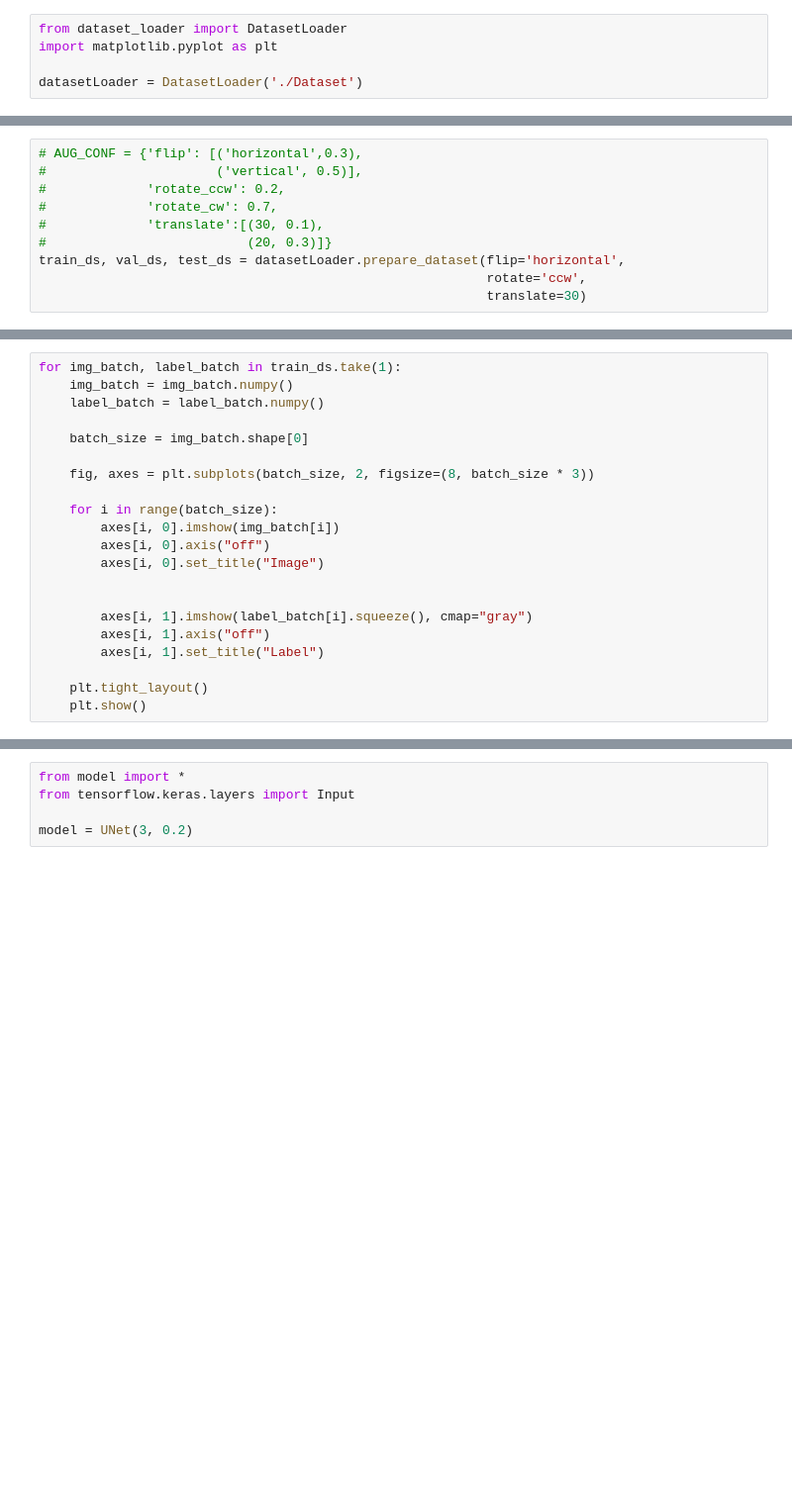
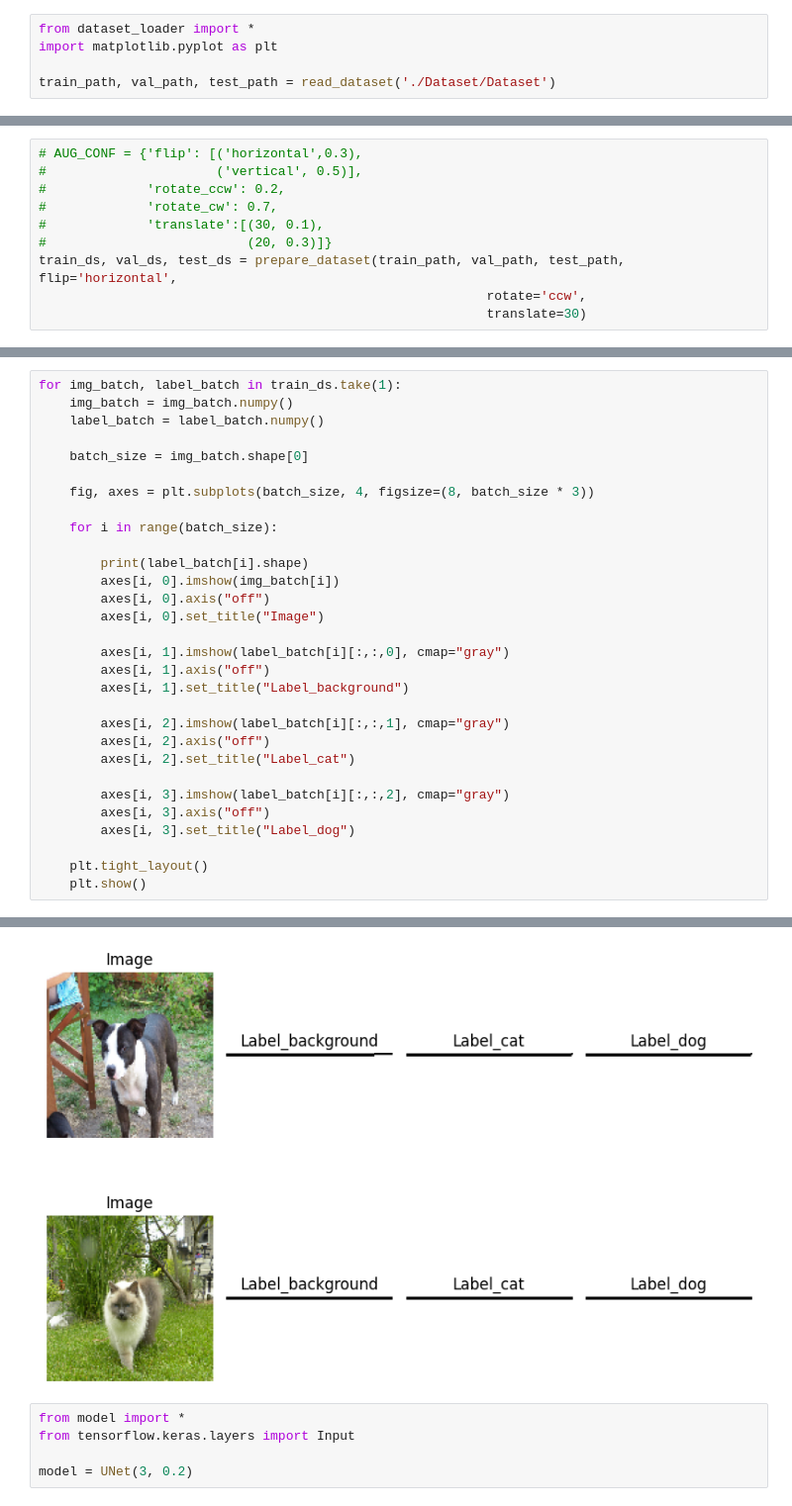
Before and after one commit to diazoangga/cv-assignment, a Jupyter notebook: data_processing.ipynb, the cells around one changed output, grey strips where cells are left out. Shown at 99% size. Saved outputs shown, nothing was run; the diff lists cells and outputs as text; blank space fills up the shorter version.

```diff
--- a/data_processing.ipynb
+++ b/data_processing.ipynb
@@ -7,5 +16,5 @@ tf.config.list_physical_devices('GPU')
 # %%
-from dataset_loader import DatasetLoader
+from dataset_loader import *
 import matplotlib.pyplot as plt
 
-datasetLoader = DatasetLoader('./Dataset')
+train_path, val_path, test_path = read_dataset('./Dataset/Dataset')
@@ -16,7 +34,7 @@ datasetLoader = DatasetLoader('./Dataset')
 #             'rotate_cw': 0.7,
 #             'translate':[(30, 0.1),
 #                          (20, 0.3)]}
-train_ds, val_ds, test_ds = datasetLoader.prepare_dataset(flip='horizontal',
+train_ds, val_ds, test_ds = prepare_dataset(train_path, val_path, test_path, flip='horizontal',
                                                           rotate='ccw',
                                                           translate=30)
 # %% [output]
@@ -40,17 +116,27 @@ for img_batch, label_batch in train_ds.take(1):
 
     batch_size = img_batch.shape[0]
 
-    fig, axes = plt.subplots(batch_size, 2, figsize=(8, batch_size * 3))
+    fig, axes = plt.subplots(batch_size, 4, figsize=(8, batch_size * 3))
 
     for i in range(batch_size):
+
+        print(label_batch[i].shape)
         axes[i, 0].imshow(img_batch[i])
         axes[i, 0].axis("off")
         axes[i, 0].set_title("Image")
 
+        axes[i, 1].imshow(label_batch[i][:,:,0], cmap="gray")
+        axes[i, 1].axis("off")
+        axes[i, 1].set_title("Label_background")
 
-        axes[i, 1].imshow(label_batch[i].squeeze(), cmap="gray")
-        axes[i, 1].axis("off")
-        axes[i, 1].set_title("Label")
+        axes[i, 2].imshow(label_batch[i][:,:,1], cmap="gray")
+        axes[i, 2].axis("off")
+        axes[i, 2].set_title("Label_cat")
+
+        axes[i, 3].imshow(label_batch[i][:,:,2], cmap="gray")
+        axes[i, 3].axis("off")
+        axes[i, 3].set_title("Label_dog")
 
     plt.tight_layout()
     plt.show()
+# %% [output]
@@ -57,3 +145,4 @@ for img_batch, label_batch in train_ds.take(1):
+[figure, added]
 # %%
 from model import *
 from tensorflow.keras.layers import Input
```
Also changed, not shown: parts of 11 cells of this notebook.
